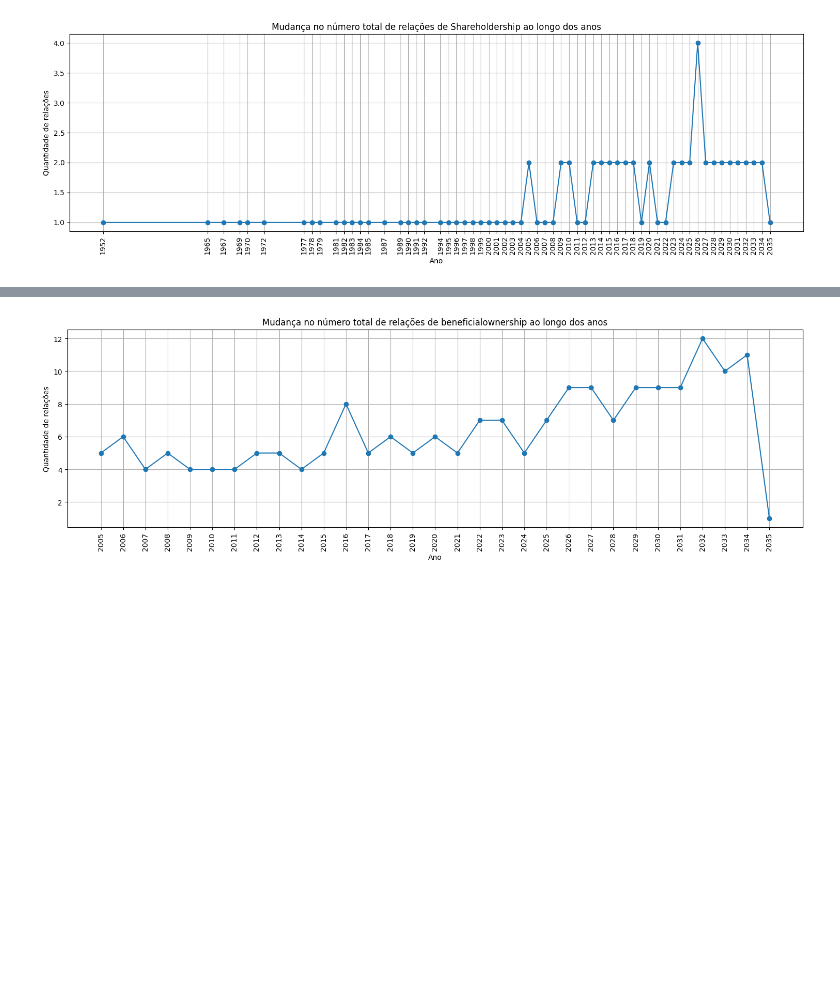
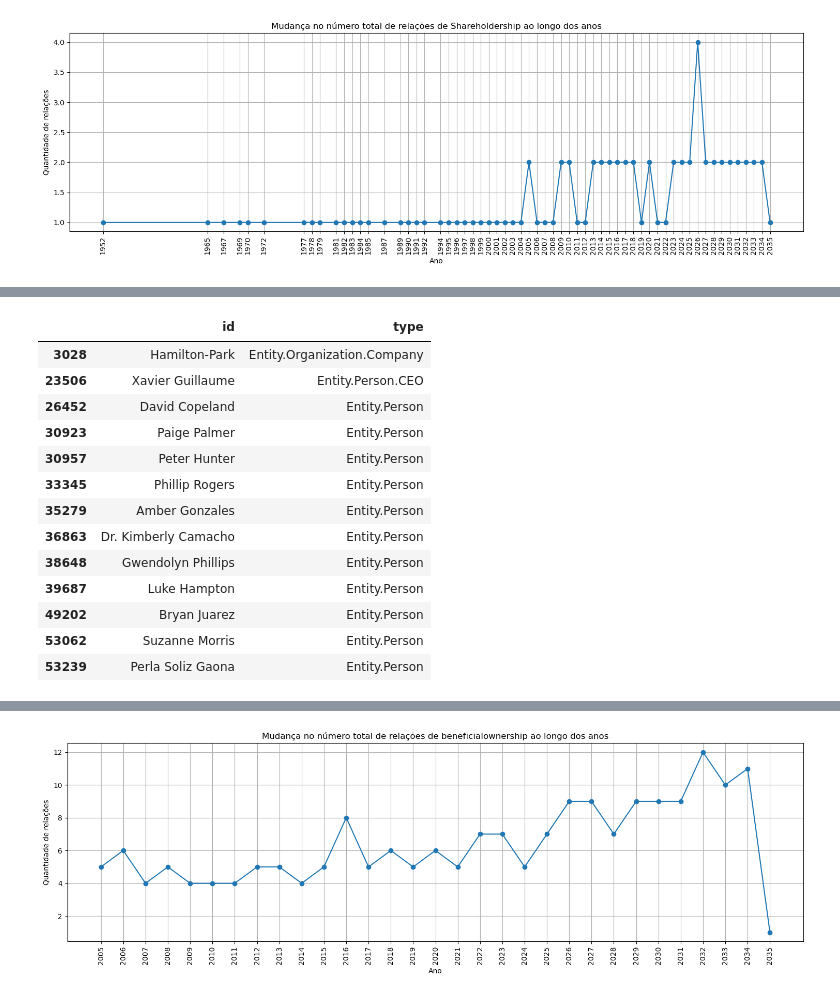
Before and after one commit to bettachini/visualizacion, a Jupyter notebook: vast2024/analisis2.ipynb, the cells around one changed output, grey strips where cells are left out. Saved outputs shown, nothing was run; the diff lists cells and outputs as text; code cells hidden in the pictures; blank space fills up the shorter version.

```diff
--- a/vast2024/analisis2.ipynb
+++ b/vast2024/analisis2.ipynb
@@ -208,18 +203,0 @@ plot_temporal_graph(G_property, 'Evolução Temporal das Relações de Proprieda
-# %%
-# Converter coluna de data para tipo datetime
-df_nodos['founding_date'] = pd.to_datetime(df_nodos['founding_date'])
-
-# Exemplo de gráfico de linha temporal de receita de uma empresa específica
-empresa = 'Mawalara'  # Exemplo de uma empresa específica
-df_empresa = df_nodos[df_nodos['id'] == empresa].sort_values(by='founding_date')
-
-plt.figure(figsize=(12, 6))
-plt.plot(df_empresa['founding_date'], df_empresa['revenue'], marker='o', linestyle='-', color='b', label=empresa)
-plt.title('Receita ao Longo do Tempo: ' + empresa)
-plt.xlabel('Data de Fundação')
-plt.ylabel('Receita')
-plt.xticks(rotation=45)
-plt.legend()
-plt.grid(True)
-plt.tight_layout()
-plt.show()
@@ -272,0 +271,21 @@ count_familyrelationship
+# %%
+df_links['start_date'] = pd.to_datetime(df_links['start_date'])
+
+#Filtrar os tipos de relação desejados
+df_links_shareholdership = df_links[df_links['type'] == 'Event.Owns.Shareholdership']
+df_links_beneficialownership = df_links[df_links['type'] == 'Event.Owns.BeneficialOwnership']
+df_links_worksfor = df_links[df_links['type'] == 'Event.WorksFor']
+df_links_familyrelationship = df_links[df_links['type'] == 'Relationship.FamilyRelationship']
+
+# Criar uma função para calcular a quantidade de empresas únicas por source e ano
+def count_unique_targets(df):
+    return df.groupby(['source', df['start_date'].dt.year])['target'].nunique().reset_index(name='count')
+
+def count_unique_sources(df):
+    return df.groupby(['target', df['start_date'].dt.year])['source'].nunique().reset_index(name='count')
+
+# Aplicar a função para cada tipo de relação
+count_shareholdership = count_unique_targets(df_links_shareholdership)
+count_beneficialownership = count_unique_targets(df_links_beneficialownership)
+count_works = count_unique_sources(df_links_worksfor)
+count_familyrelationship = count_unique_targets(df_links_familyrelationship)
@@ -286,0 +345,18 @@ plt.show()
+# %%
+lista_proprietarios = count_shareholdership[(count_shareholdership['count'] > 1)  & (count_shareholdership['start_date'] == 2034)]['source']
+df_nodos[df_nodos['id'].isin(lista_proprietarios)][['id', 'type']]
+# %% [output]
+|  | id | type |
+| 3028 | Hamilton-Park | Entity.Organization.Company |
+| 23506 | Xavier Guillaume | Entity.Person.CEO |
+| 26452 | David Copeland | Entity.Person |
+| 30923 | Paige Palmer | Entity.Person |
+| 30957 | Peter Hunter | Entity.Person |
+| 33345 | Phillip Rogers | Entity.Person |
+| 35279 | Amber Gonzales | Entity.Person |
+| 36863 | Dr. Kimberly Camacho | Entity.Person |
+| 38648 | Gwendolyn Phillips | Entity.Person |
+| 39687 | Luke Hampton | Entity.Person |
+| 49202 | Bryan Juarez | Entity.Person |
+| 53062 | Suzanne Morris | Entity.Person |
+| 53239 | Perla Soliz Gaona | Entity.Person |
```
Also changed, not shown: parts of 24 cells of this notebook.
